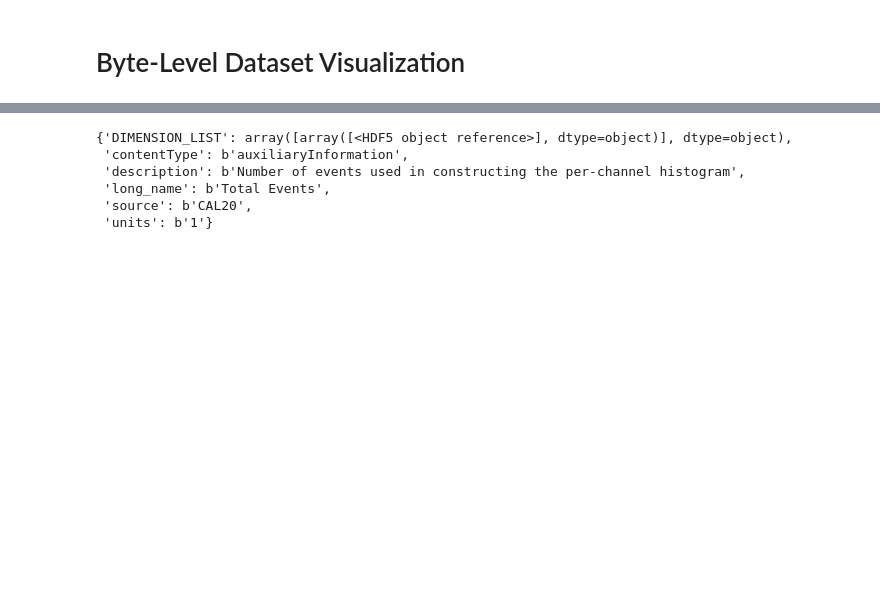
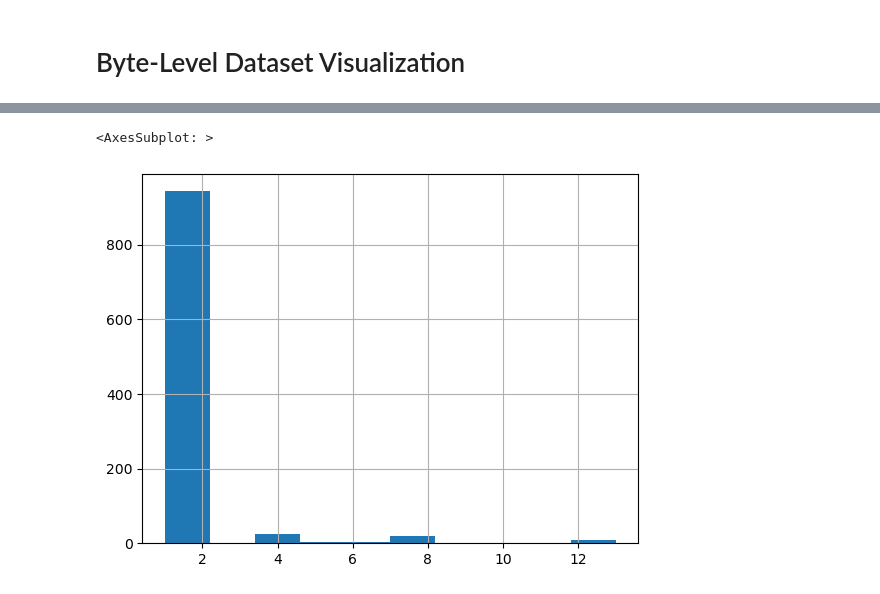
Before and after one commit to jonm3D/h5xray, a Jupyter notebook: h5xray_dev.ipynb, the cells around one changed output, grey strips where cells are left out. Cells and saved outputs as stored; diff of their text form; code cells hidden in the pictures; blank space fills up the shorter version.

```diff
--- a/h5xray_dev.ipynb
+++ b/h5xray_dev.ipynb
@@ -379,12 +389,8 @@ df.sample(10).head()
 # %%
-df.iloc[100].attributes
+df.requests_needed.hist()
 # %% [output]
-{'DIMENSION_LIST': array([array([<HDF5 object reference>], dtype=object)], dtype=object),
- 'contentType': b'auxiliaryInformation',
- 'description': b'Number of events used in constructing the per-channel histogram',
- 'long_name': b'Total Events',
- 'source': b'CAL20',
- 'units': b'1'}
+<AxesSubplot: >
+[figure, added]
 # %%
 # how to address chunking? some of the datasets are 2D
 # df.chunking.values
```
Also changed, not shown: parts of 5 cells of this notebook, 1 other file.
